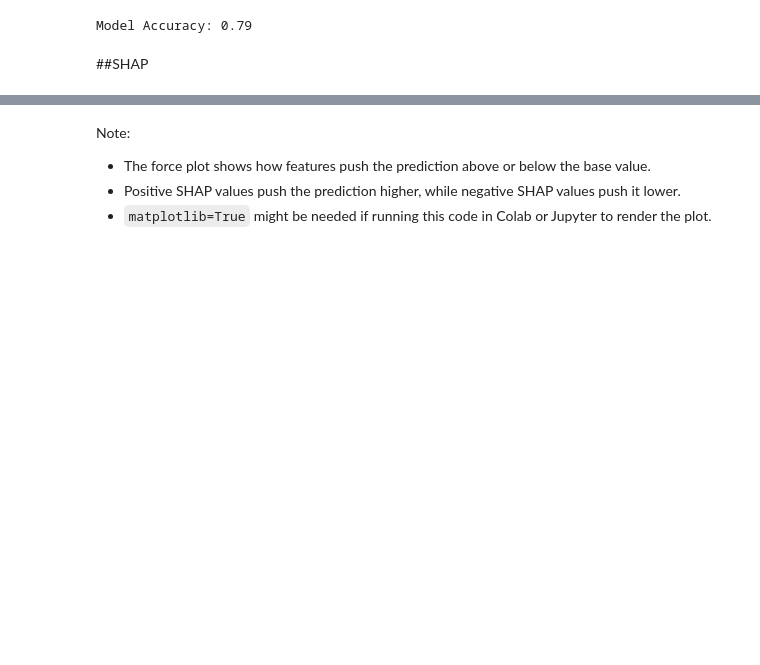
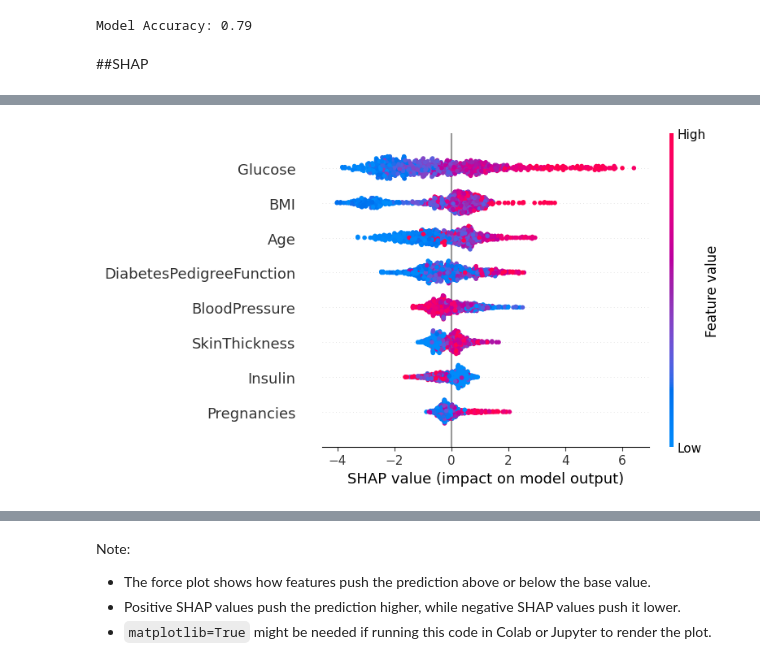
Before and after one commit to Piyumi22/XAI, a Jupyter notebook: SHAP_example_model.ipynb, the cells around one changed output, grey strips where cells are left out. Saved outputs shown, nothing was run; the diff lists cells and outputs as text; code cells hidden in the pictures; blank space fills up the shorter version.

```diff
--- a/SHAP_example_model.ipynb
+++ b/SHAP_example_model.ipynb
@@ -76,0 +200,5 @@ shap_values = explainer.shap_values(X)
+# %%
+# Summary Plot
+shap.summary_plot(shap_values, X, feature_names=X.columns)
+# %% [output]
+[figure, added]
```
Also changed, not shown: parts of 31 cells of this notebook.
